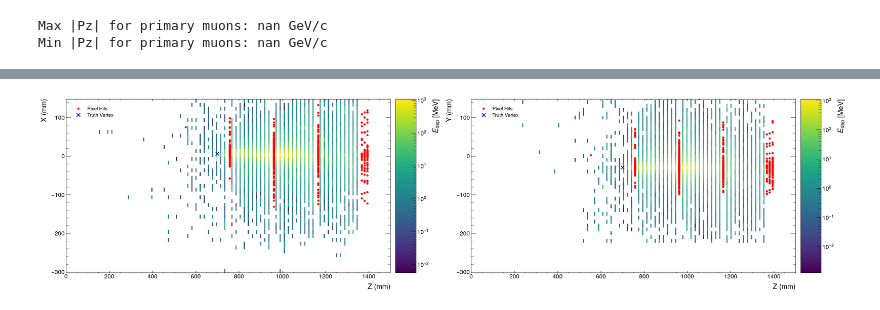
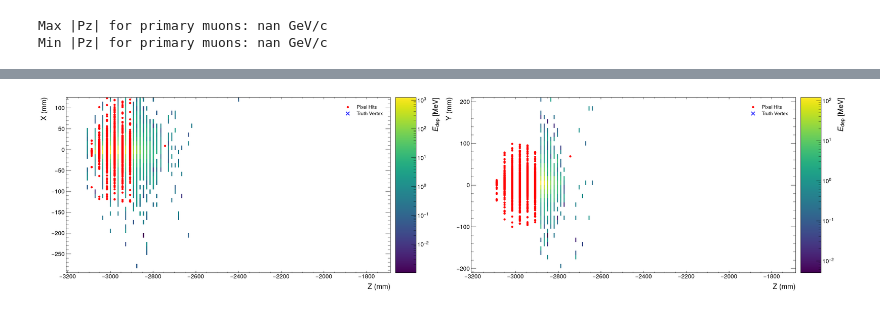
Before and after one commit to PinpointDetector/Pinpoint_G4, a Jupyter notebook: notebooks/3dEventDisplays.ipynb, the cells around one changed output, grey strips where cells are left out. Saved outputs shown, nothing was run; the diff lists cells and outputs as text; code cells hidden in the pictures.

```diff
--- a/notebooks/3dEventDisplays.ipynb
+++ b/notebooks/3dEventDisplays.ipynb
@@ -23,7 +23,7 @@ import mplhep
 import mplhep
 mplhep.style.use('ATLAS')
 # %%
-input_fpath = "../build/nu_tau.root"
+input_fpath = "../build/electrons.root"
 root_file = uproot.open(input_fpath)
 
 # df = root_file["Hits/pixelHits"].arrays(library="pd")
@@ -361,5 +361,5 @@ ax[2].legend(labelcolor='linecolor')
 # %%
-idx = 3
+idx = 1
 
 scint_row = scint_df[scint_df["event_id"] == idx].iloc[0]
 hit_row = df[df["event_id"] == idx].iloc[0]
@@ -434,29 +482,35 @@ for i in range(len(scint_xpos)):
 # %%
 fig, ax = plt.subplots(ncols=2, figsize=(32, 8))
 
 ax[0].plot(hit_zpos, hit_xpos, 'ro', markersize=5, label='Pixel Hits')
 ax[1].plot(hit_zpos, hit_ypos, 'ro', markersize=5, label='Pixel Hits')
 h1 = mplhep.hist2dplot(edep_hist_zx, ax=ax[0], cmap='viridis', flow="show", norm=LogNorm())
 h2 = mplhep.hist2dplot(edep_hist_zy, ax=ax[1], cmap='viridis', flow="show", norm=LogNorm())
 
+# print(len(set(hit_zpos)))
+# print(len(scint_zedges))
 
 h1.cbar.set_label(r"$E_{\text{dep}}$ [MeV]")
 h2.cbar.set_label(r"$E_{\text{dep}}$ [MeV]")
 
 vertex = truth_row[["initX", "initY", "initZ"]].values
 
 ax[0].plot(vertex[2], vertex[0], 'bx', markersize=10, label='Truth Vertex', markeredgewidth=2)
 ax[1].plot(vertex[2], vertex[1], 'bx', markersize=10, label='Truth Vertex', markeredgewidth=2)
 ax[0].legend()
 ax[1].legend()
 ax[0].set_xlabel("Z (mm)")
 ax[0].set_ylabel("X (mm)")
 ax[1].set_xlabel("Z (mm)")
 ax[1].set_ylabel("Y (mm)")
-ax[0].set_xlim(0, 1500)
-ax[1].set_xlim(0, 1500)
-ax[0].set_ylim(-225 -77, 225-77)
-ax[1].set_ylim(-225 -77, 225-77)
+ax[0].set_xlim(np.amin(geom["scint_Zpos"][0])-100, np.amax(geom["scint_Zpos"][0]) + 100)
+ax[1].set_xlim(np.amin(geom["scint_Zpos"][0])-100, np.amax(geom["scint_Zpos"][0]) + 100)
+# ax[0].set_ylim(-225 -77, 225-77)
+# ax[1].set_ylim(-225 -77, 225-77)
 fig.tight_layout()
+
+# for z in geom["scint_Zpos"][0]:
+#     ax[0].axvline(z, color='black', linestyle='--', linewidth=1)
+#     ax[1].axvline(z, color='black', linestyle='--', linewidth=1)
 # %% [output]
-[figure, old version]
+[figure, new version]
```
Also changed, not shown: parts of 9 cells of this notebook, 13 other files.
